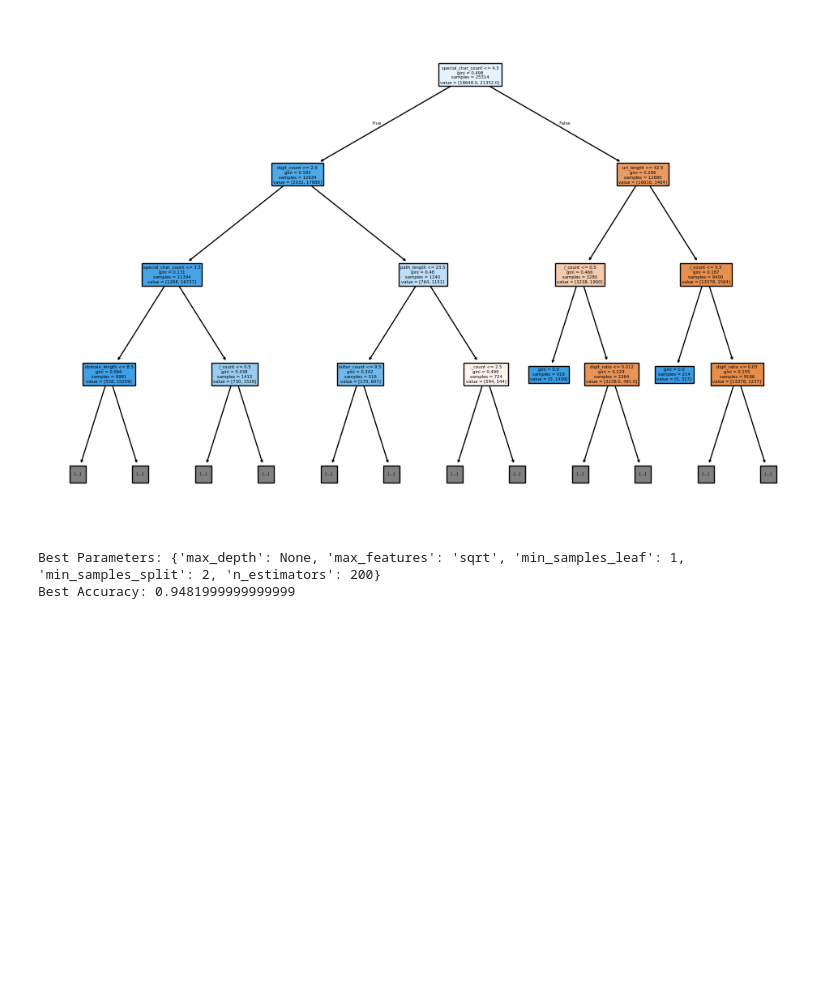
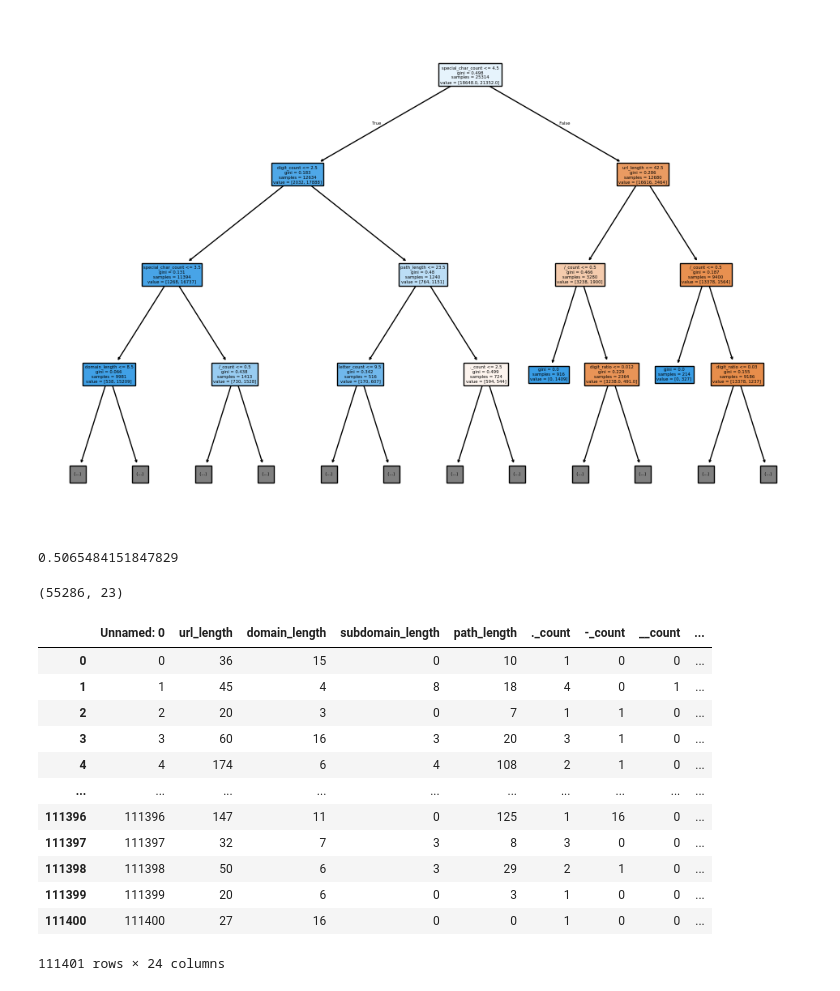
Before and after one commit to ClickSafe-Team/Phish-Secure, a Jupyter notebook: ML/Random_Forest.ipynb, the cells around one changed output. Cells and saved outputs as stored; diff of their text form; code cells hidden in the pictures; blank space fills up the shorter version.

Commit message:
'Testing_data_formed'

```diff
--- a/ML/Random_Forest.ipynb
+++ b/ML/Random_Forest.ipynb
@@ -77,27 +95,3 @@ plot_tree(model.estimators_[0],
 plt.show()
 # %% [output]
 [figure]
-# %%
-from sklearn.model_selection import GridSearchCV
-rf = RandomForestClassifier(random_state=42)
-
-param_grid =  {
-    'n_estimators': [100, 200, 300],
-    'max_depth': [None, 10, 20, 30],
-    'min_samples_split': [2, 5, 10],
-    'min_samples_leaf': [1, 2, 4],
-    'max_features': ['sqrt', 'log2']
-}
-grid_search = GridSearchCV(
-    rf,
-    param_grid,
-    cv=5,
-    scoring='accuracy',
-    n_jobs=-1
-)
-grid_search.fit(x_train, y_train)
-print("Best Parameters:", grid_search.best_params_)
-print("Best Accuracy:", grid_search.best_score_)
-# %% [output]
-Best Parameters: {'max_depth': None, 'max_features': 'sqrt', 'min_samples_leaf': 1, 'min_samples_split': 2, 'n_estimators': 200}
-Best Accuracy: 0.9481999999999999
@@ -103,0 +103,26 @@ Best Accuracy: 0.9481999999999999
+# %%
+accuracy_score(test_pred, test.iloc[:, -1])
+# %% [output]
+0.5065484151847829
+# %%
+test[test['Target'] == 1].shape
+# %% [output]
+(55286, 23)
+# %%
+test1 = pd.read_csv('Aryan_testing.csv')
+test1
+# test1 = test.drop(['Unnamed: 0'], axis = 1)
+# %% [output]
+|  | Unnamed: 0 | url_length | domain_length | subdomain_length | path_length | ._count | -_count | __count | ... |
+| 0 | 0 | 36 | 15 | 0 | 10 | 1 | 0 | 0 | ... |
+| 1 | 1 | 45 | 4 | 8 | 18 | 4 | 0 | 1 | ... |
+| 2 | 2 | 20 | 3 | 0 | 7 | 1 | 1 | 0 | ... |
+| 3 | 3 | 60 | 16 | 3 | 20 | 3 | 1 | 0 | ... |
+| 4 | 4 | 174 | 6 | 4 | 108 | 2 | 1 | 0 | ... |
+| ... | ... | ... | ... | ... | ... | ... | ... | ... | ... |
+| 111396 | 111396 | 147 | 11 | 0 | 125 | 1 | 16 | 0 | ... |
+| 111397 | 111397 | 32 | 7 | 3 | 8 | 3 | 0 | 0 | ... |
+| 111398 | 111398 | 50 | 6 | 3 | 29 | 2 | 1 | 0 | ... |
+| 111399 | 111399 | 20 | 6 | 0 | 3 | 1 | 0 | 0 | ... |
+| 111400 | 111400 | 27 | 16 | 0 | 0 | 1 | 0 | 0 | ... |
+111401 rows × 24 columns
```
Also changed, not shown: parts of 8 cells of this notebook, 8 other files.
